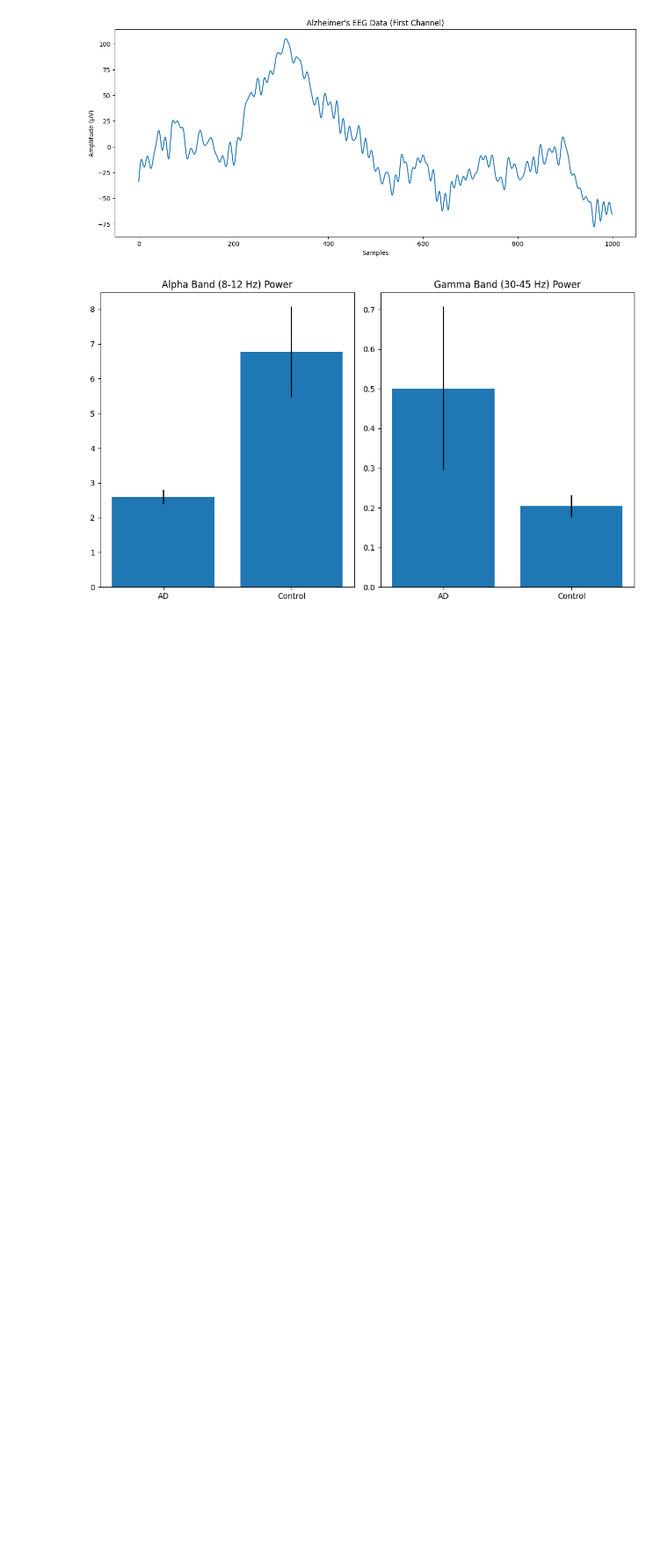
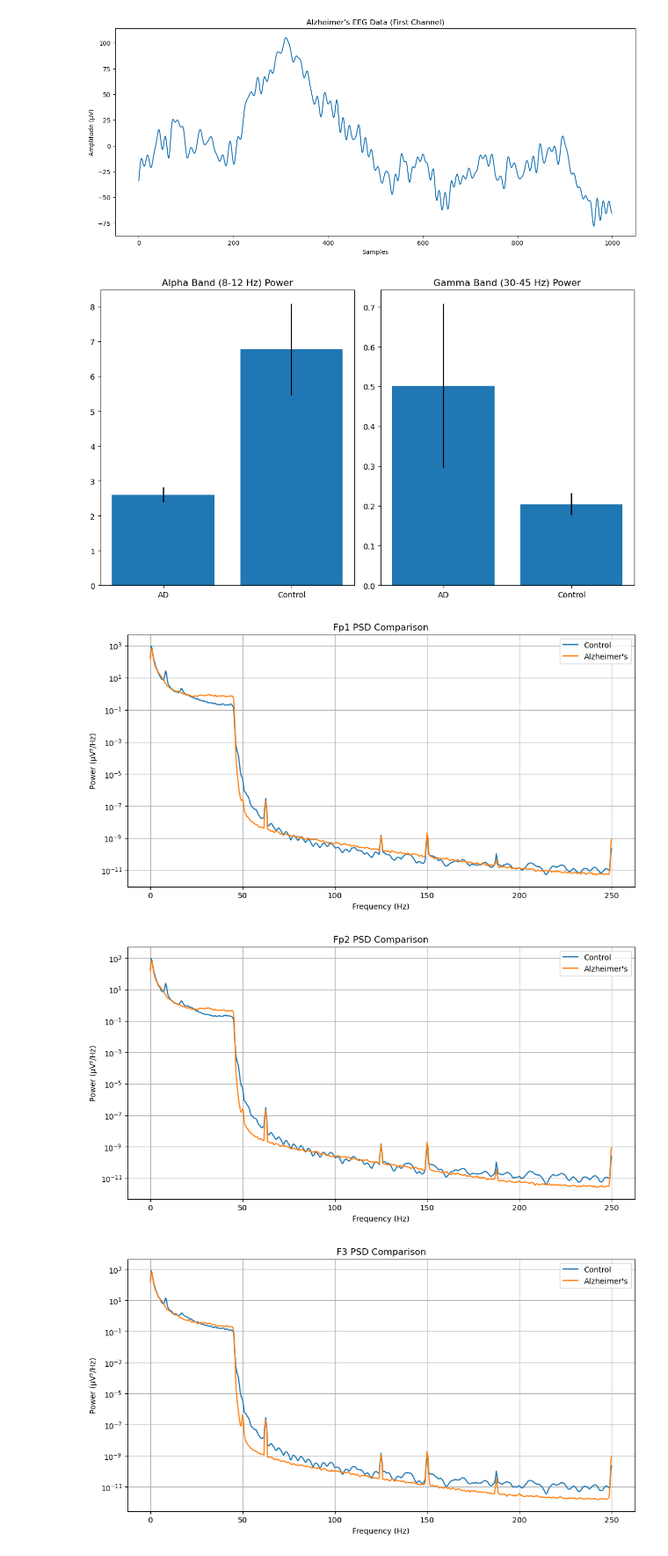
Before and after one commit to j1fuller/COGS118C-CJDD, a Jupyter notebook: eeg_analysis.ipynb, the cells around one changed output. Shown: that part at 88% size. Saved outputs shown, nothing was run; the diff lists cells and outputs as text; code cells hidden in the pictures; blank space fills up the shorter version.

```diff
--- a/eeg_analysis.ipynb
+++ b/eeg_analysis.ipynb
@@ -96,3 +79,25 @@ plt.tight_layout()
 plt.show()
 # %% [output]
 [figure]
+# %%
+channels = ['Fp1', 'Fp2', 'F3']
+# %%
+# function to plot PSD comparisons across all three channels
+def plot_psd():
+
+    for i in range(len(channels)):
+        plt.figure(figsize=(12,6))
+        plt.semilogy(f, control_psd[i, :], label="Control")
+        plt.semilogy(f, ad_psd[i, :], label="Alzheimer's")
+        plt.title(f"{channels[i]} PSD Comparison")
+        plt.xlabel("Frequency (Hz)")
+        plt.ylabel("Power (µV²/Hz)")
+        plt.grid(True)
+        plt.legend()
+        plt.show()
+
+plot_psd()
+# %% [output]
+[figure, added]
+[figure, added]
+[figure, added]
```
Also changed, not shown: parts of 6 cells of this notebook.
